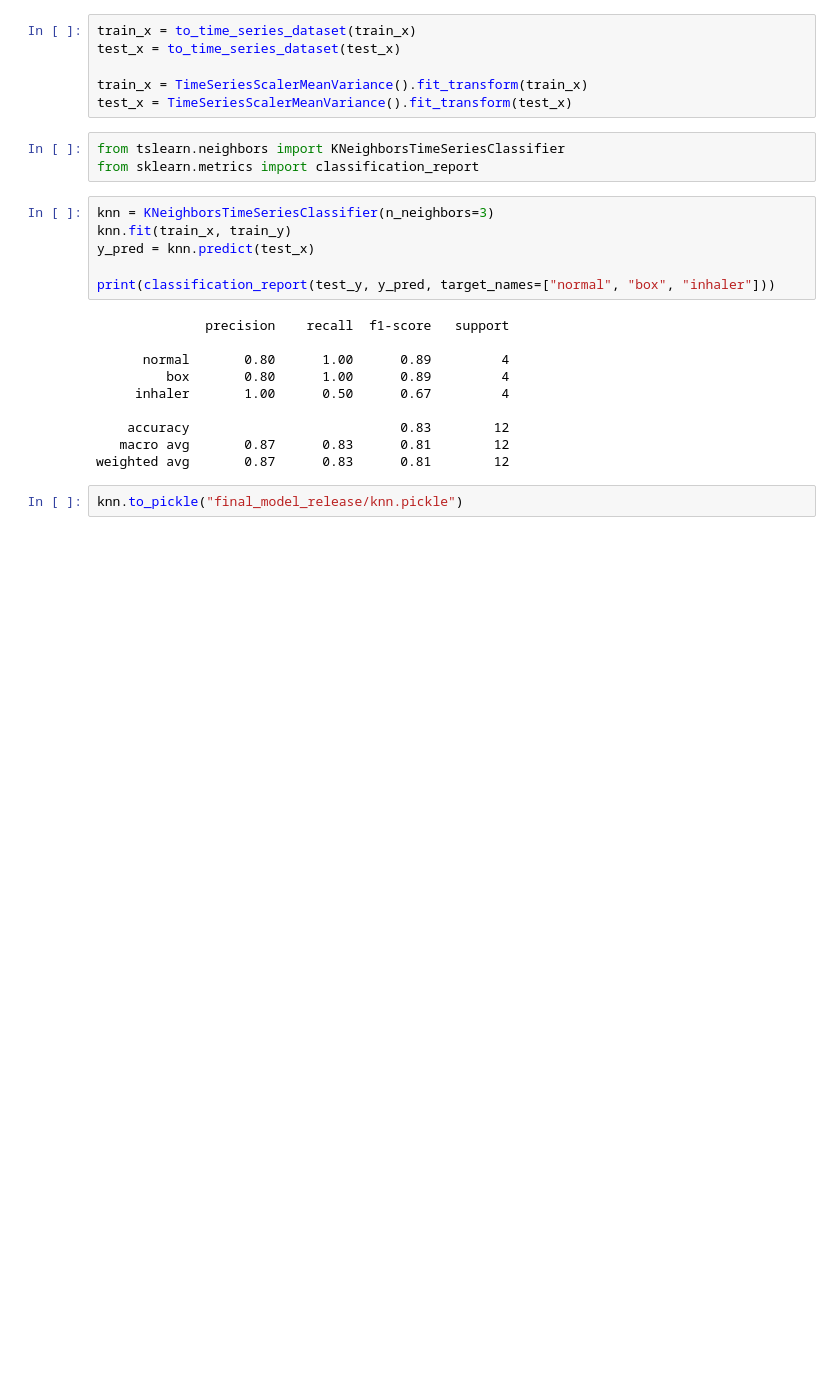
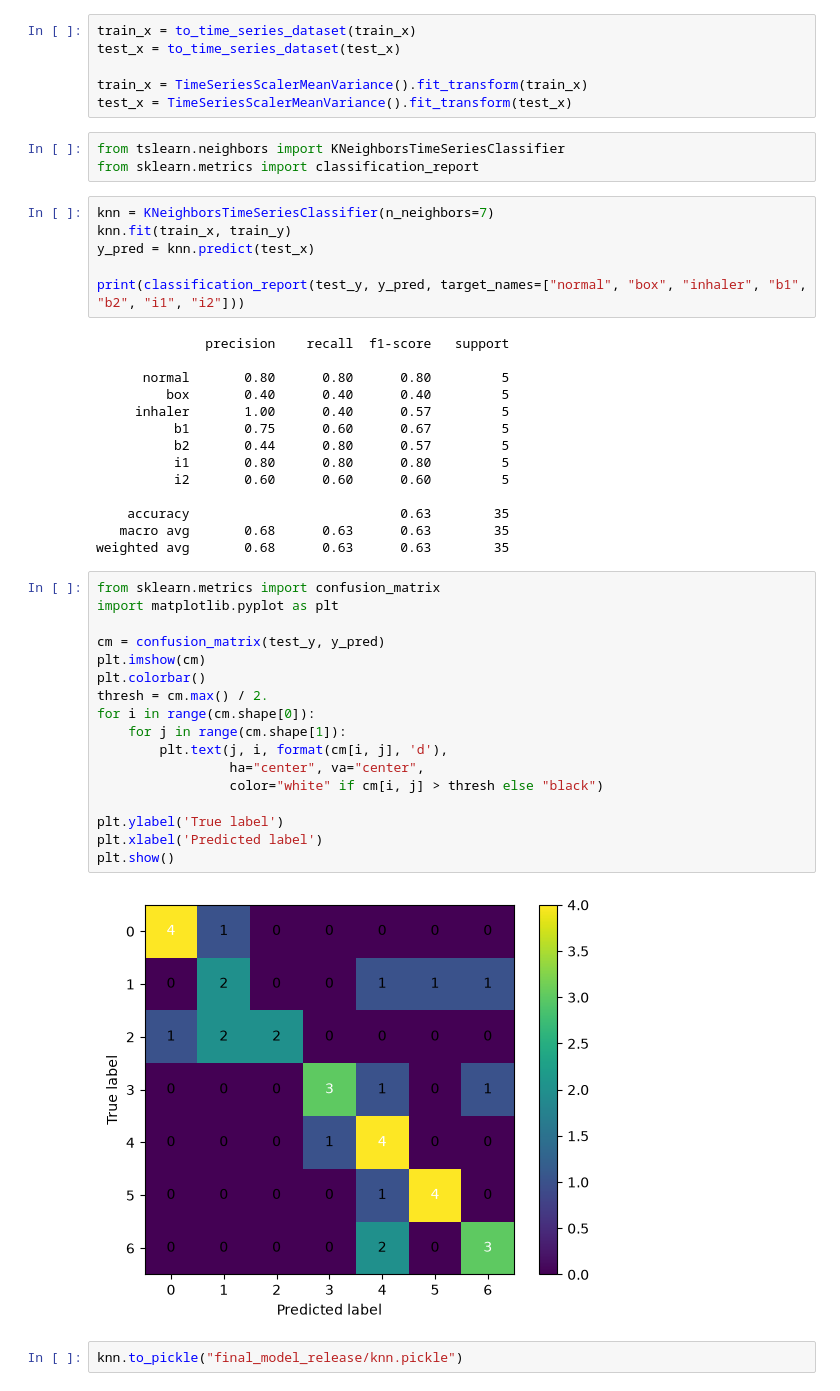
Before and after one commit to StevenLe456/AsthmaticDragon, a Jupyter notebook: train.ipynb, the cells around one changed output. Drawn from its saved outputs; the diff is of its cells as text; blank space fills up the shorter version.

```diff
--- a/train.ipynb
+++ b/train.ipynb
@@ -34,21 +34,44 @@ test_x = TimeSeriesScalerMeanVariance().fit_transform(test_x)
 from tslearn.neighbors import KNeighborsTimeSeriesClassifier
 from sklearn.metrics import classification_report
 # %%
-knn = KNeighborsTimeSeriesClassifier(n_neighbors=3)
+knn = KNeighborsTimeSeriesClassifier(n_neighbors=7)
 knn.fit(train_x, train_y)
 y_pred = knn.predict(test_x)
 
-print(classification_report(test_y, y_pred, target_names=["normal", "box", "inhaler"]))
+print(classification_report(test_y, y_pred, target_names=["normal", "box", "inhaler", "b1", "b2", "i1", "i2"]))
 # %% [output]
               precision    recall  f1-score   support
 
-      normal       0.80      1.00      0.89         4
-         box       0.80      1.00      0.89         4
-     inhaler       1.00      0.50      0.67         4
+      normal       0.80      0.80      0.80         5
+         box       0.40      0.40      0.40         5
+     inhaler       1.00      0.40      0.57         5
+          b1       0.75      0.60      0.67         5
+          b2       0.44      0.80      0.57         5
+          i1       0.80      0.80      0.80         5
+          i2       0.60      0.60      0.60         5
 
-    accuracy                           0.83        12
-   macro avg       0.87      0.83      0.81        12
-weighted avg       0.87      0.83      0.81        12
+    accuracy                           0.63        35
+   macro avg       0.68      0.63      0.63        35
+weighted avg       0.68      0.63      0.63        35
+# %%
+from sklearn.metrics import confusion_matrix
+import matplotlib.pyplot as plt
+
+cm = confusion_matrix(test_y, y_pred)
+plt.imshow(cm)
+plt.colorbar()
+thresh = cm.max() / 2.
+for i in range(cm.shape[0]):
+    for j in range(cm.shape[1]):
+        plt.text(j, i, format(cm[i, j], 'd'),
+                 ha="center", va="center",
+                 color="white" if cm[i, j] > thresh else "black")
+
+plt.ylabel('True label')
+plt.xlabel('Predicted label')
+plt.show()
+# %% [output]
+[figure, added]
 # %%
 knn.to_pickle("final_model_release/knn.pickle")
 # %%
```
Also changed, not shown: parts of 3 cells of this notebook, 5 other files.
